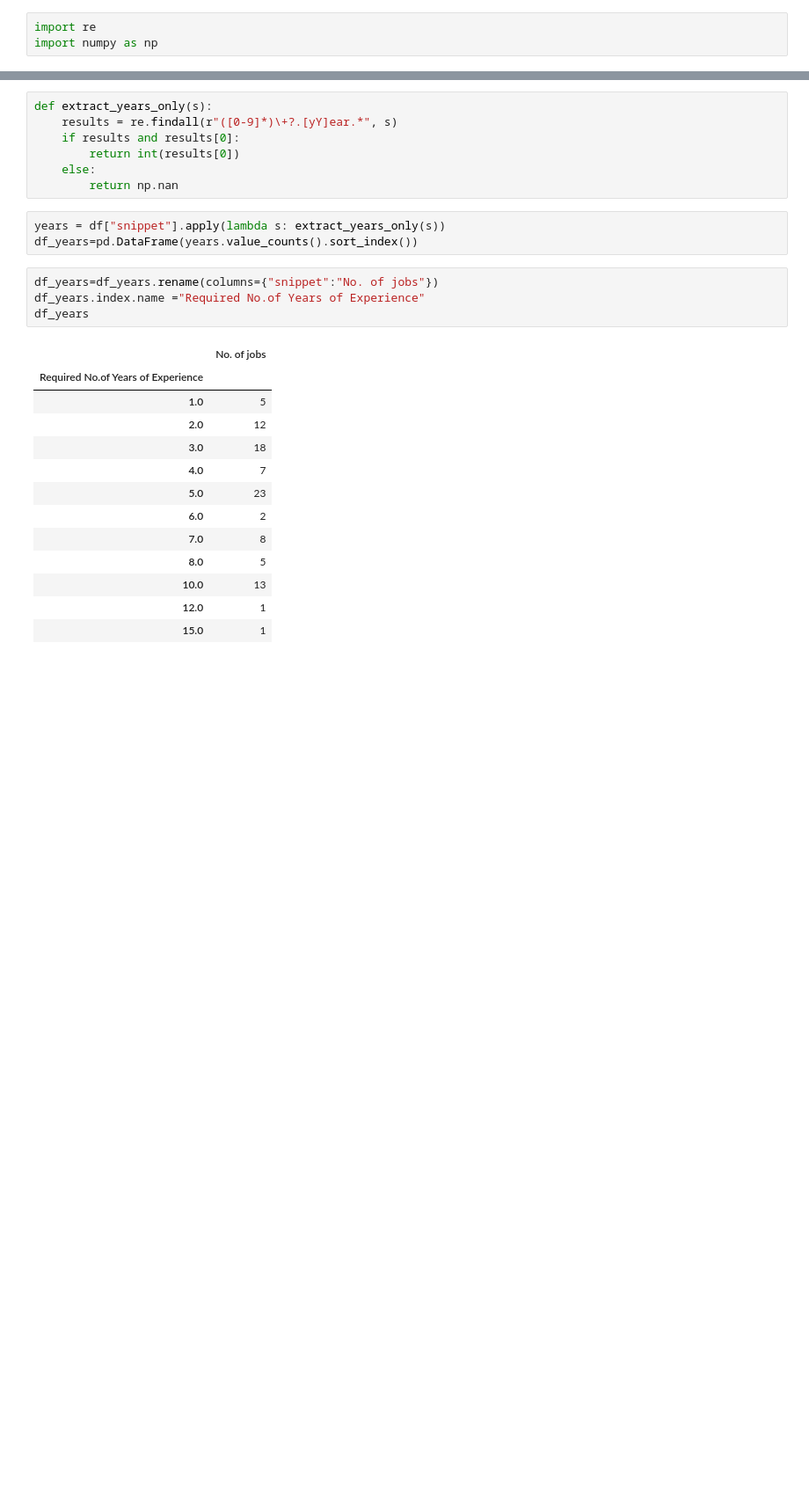
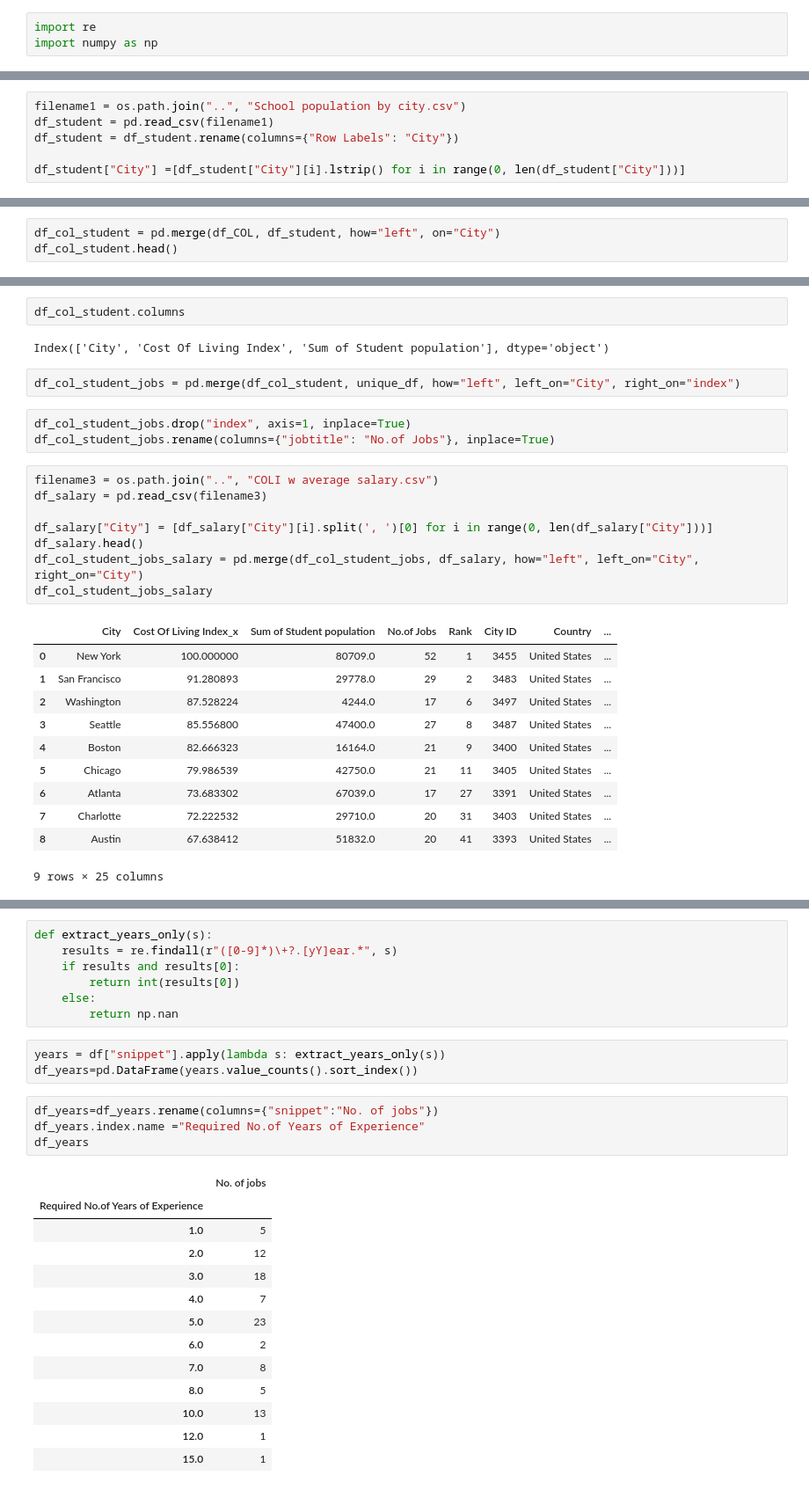
Before and after one commit to look4parul/Project1_PPDR-Consultants, a Jupyter notebook: JobMarketAnalysis/indeed_data_analysis.ipynb, the cells around one changed output, grey strips where cells are left out. Shown: that part at 88% size. Cells and saved outputs as stored; diff of their text form; blank space fills up the shorter version.

Commit message:
Merged all the dataframes

```diff
--- a/JobMarketAnalysis/indeed_data_analysis.ipynb
+++ b/JobMarketAnalysis/indeed_data_analysis.ipynb
@@ -15,0 +63,6 @@ import numpy as np
+# %%
+filename1 = os.path.join("..", "School population by city.csv")
+df_student = pd.read_csv(filename1)
+df_student = df_student.rename(columns={"Row Labels": "City"})
+
+df_student["City"] =[df_student["City"][i].lstrip() for i in range(0, len(df_student["City"]))]
@@ -15,0 +78,3 @@ import numpy as np
+# %%
+df_col_student = pd.merge(df_COL, df_student, how="left", on="City")
+df_col_student.head()
@@ -15,0 +88,29 @@ import numpy as np
+# %%
+df_col_student.columns
+# %% [output]
+Index(['City', 'Cost Of Living Index', 'Sum of Student population'], dtype='object')
+# %%
+df_col_student_jobs = pd.merge(df_col_student, unique_df, how="left", left_on="City", right_on="index")
+# %%
+df_col_student_jobs.drop("index", axis=1, inplace=True)
+df_col_student_jobs.rename(columns={"jobtitle": "No.of Jobs"}, inplace=True)
+# %%
+filename3 = os.path.join("..", "COLI w average salary.csv")
+df_salary = pd.read_csv(filename3)
+
+df_salary["City"] = [df_salary["City"][i].split(', ')[0] for i in range(0, len(df_salary["City"]))]
+df_salary.head()
+df_col_student_jobs_salary = pd.merge(df_col_student_jobs, df_salary, how="left", left_on="City", right_on="City")
+df_col_student_jobs_salary
+# %% [output]
+|  | City | Cost Of Living Index_x | Sum of Student population | No.of Jobs | Rank | City ID | Country | ... |
+| 0 | New York | 100.000000 | 80709.0 | 52 | 1 | 3455 | United States | ... |
+| 1 | San Francisco | 91.280893 | 29778.0 | 29 | 2 | 3483 | United States | ... |
+| 2 | Washington | 87.528224 | 4244.0 | 17 | 6 | 3497 | United States | ... |
+| 3 | Seattle | 85.556800 | 47400.0 | 27 | 8 | 3487 | United States | ... |
+| 4 | Boston | 82.666323 | 16164.0 | 21 | 9 | 3400 | United States | ... |
+| 5 | Chicago | 79.986539 | 42750.0 | 21 | 11 | 3405 | United States | ... |
+| 6 | Atlanta | 73.683302 | 67039.0 | 17 | 27 | 3391 | United States | ... |
+| 7 | Charlotte | 72.222532 | 29710.0 | 20 | 31 | 3403 | United States | ... |
+| 8 | Austin | 67.638412 | 51832.0 | 20 | 41 | 3393 | United States | ... |
+9 rows × 25 columns
```
Also changed, not shown: parts of 17 cells of this notebook, 1 other file.
